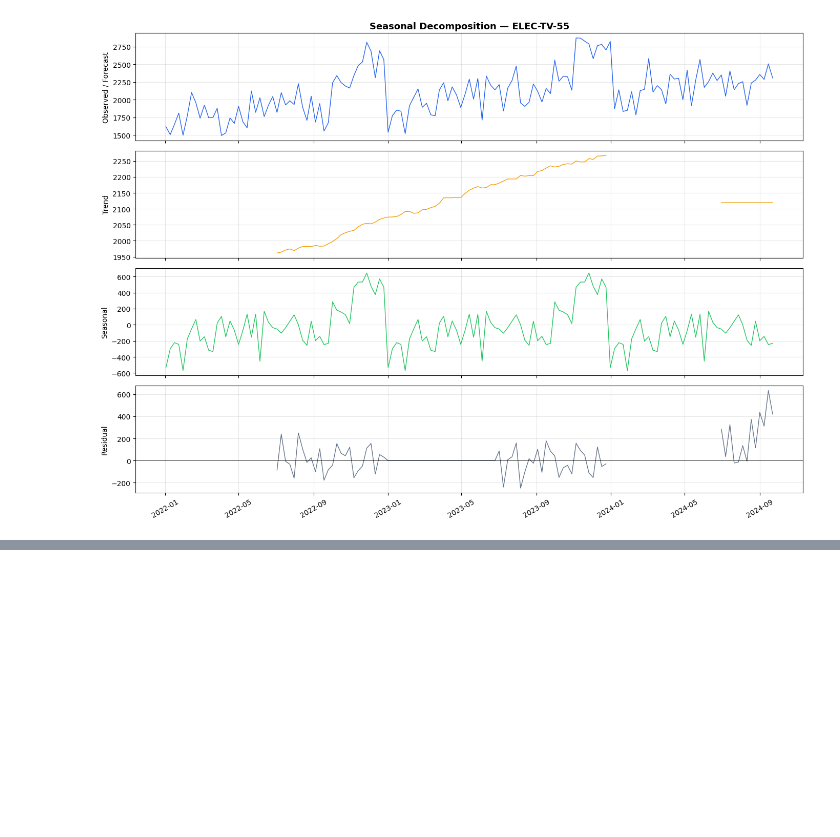
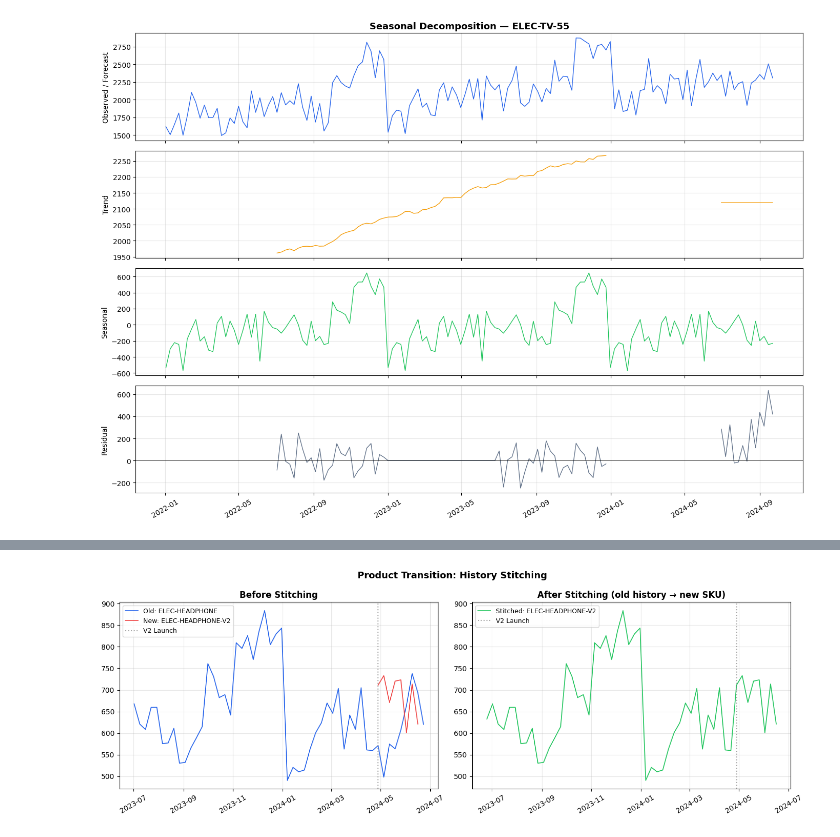
Before and after one commit to aethrixdev/sales_forecast, a Jupyter notebook: forecasting-platform/notebooks/demo_forecast_platform.ipynb, the cells around one changed output, grey strips where cells are left out. Cells and saved outputs as stored; diff of their text form; code cells hidden in the pictures; blank space fills up the shorter version.

```diff
--- a/forecasting-platform/notebooks/demo_forecast_platform.ipynb
+++ b/forecasting-platform/notebooks/demo_forecast_platform.ipynb
@@ -517,0 +802,82 @@ plt.show()
+# %%
+from src.series.transition import TransitionEngine, TransitionScenario
+from src.config.schema import TransitionConfig
+
+# Simulate: ELEC-HEADPHONE discontinued, replaced by ELEC-HEADPHONE-V2
+# V2 launched 8 weeks before end of history, with 8 weeks of overlap data
+last_week = actuals["week"].max()
+v2_launch = last_week - timedelta(weeks=8)
+
+product_master = pl.DataFrame({
+    "sku_id": ["ELEC-HEADPHONE", "ELEC-HEADPHONE-V2"],
+    "launch_date": [date(2021, 1, 1), v2_launch],
+    "status": ["Discontinued", "Active"],
+})
+
+mapping_table = pl.DataFrame({
+    "old_sku": ["ELEC-HEADPHONE"],
+    "new_sku": ["ELEC-HEADPHONE-V2"],
+    "proportion": [1.0],
+})
+
+# Generate some V2 actuals (higher volume — newer product)
+rng = np.random.RandomState(77)
+v2_rows = []
+for w in range(8):
+    wk = v2_launch + timedelta(weeks=w)
+    v2_rows.append({"series_id": "ELEC-HEADPHONE-V2", "week": wk,
+                    "quantity": round(700 + rng.normal(0, 50), 1)})
+v2_data = pl.DataFrame(v2_rows).with_columns(pl.col("week").cast(pl.Date))
+actuals_with_v2 = pl.concat([actuals, v2_data], how="vertical_relaxed")
+
+# Compute transition plans
+engine = TransitionEngine(TransitionConfig(transition_window_weeks=13))
+plans = engine.compute_plans(
+    mapping_table=mapping_table,
+    product_master=product_master,
+    forecast_origin=last_week,
+    horizon_weeks=13,
+)
+
+for p in plans:
+    print(f"Transition: {p.old_sku} → {p.new_sku}")
+    print(f"  Scenario: {p.scenario.value} ({p.scenario.name})")
+    print(f"  Notes: {p.notes}")
+
+# Stitch the series
+stitched = engine.stitch_series(actuals_with_v2, plans)
+
+# Visualize
+fig, (ax1, ax2) = plt.subplots(1, 2, figsize=(14, 5))
+
+# Before stitching
+for sku, color, label in [("ELEC-HEADPHONE", "#2563eb", "Old: ELEC-HEADPHONE"),
+                          ("ELEC-HEADPHONE-V2", "#ef4444", "New: ELEC-HEADPHONE-V2")]:
+    s = actuals_with_v2.filter(pl.col("series_id") == sku).sort("week").tail(52)
+    if not s.is_empty():
+        ax1.plot(s["week"].to_list(), s["quantity"].to_list(),
+                 color=color, linewidth=1.2, label=label)
+ax1.axvline(v2_launch, color="gray", linestyle=":", alpha=0.7, label="V2 Launch")
+ax1.set_title("Before Stitching", fontweight="bold")
+ax1.legend(fontsize=9)
+ax1.grid(True, alpha=0.3)
+ax1.tick_params(axis="x", rotation=30)
+
+# After stitching
+v2_stitched = stitched.filter(pl.col("series_id") == "ELEC-HEADPHONE-V2").sort("week").tail(52)
+if not v2_stitched.is_empty():
+    ax2.plot(v2_stitched["week"].to_list(), v2_stitched["quantity"].to_list(),
+             color="#22c55e", linewidth=1.2, label="Stitched: ELEC-HEADPHONE-V2")
+ax2.axvline(v2_launch, color="gray", linestyle=":", alpha=0.7, label="V2 Launch")
+ax2.set_title("After Stitching (old history → new SKU)", fontweight="bold")
+ax2.legend(fontsize=9)
+ax2.grid(True, alpha=0.3)
+ax2.tick_params(axis="x", rotation=30)
+
+plt.suptitle("Product Transition: History Stitching", fontsize=13, fontweight="bold")
+plt.tight_layout()
+plt.show()
+
+print(f"\nStitched series has {len(v2_stitched)} weeks of history ")
+print(f"(old SKU history + new SKU actuals combined under new SKU ID)")
+# %% [output]
@@ -517,0 +887 @@ plt.show()
+[figure, added]
```
Also changed, not shown: parts of 18 cells of this notebook.
